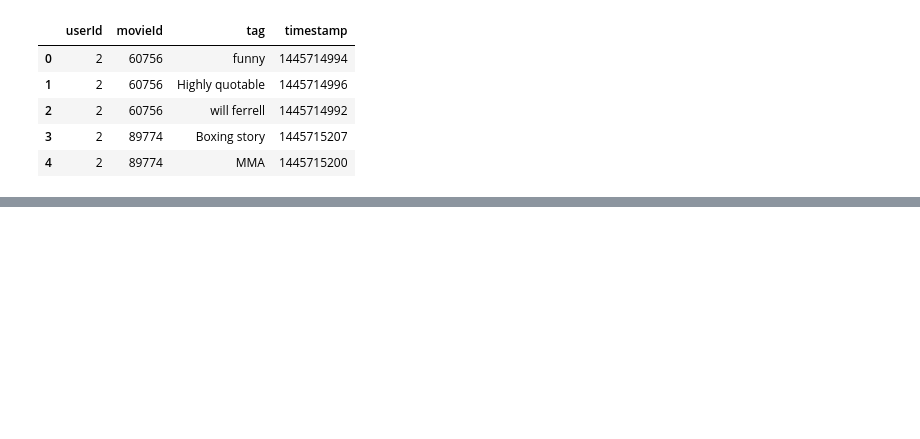
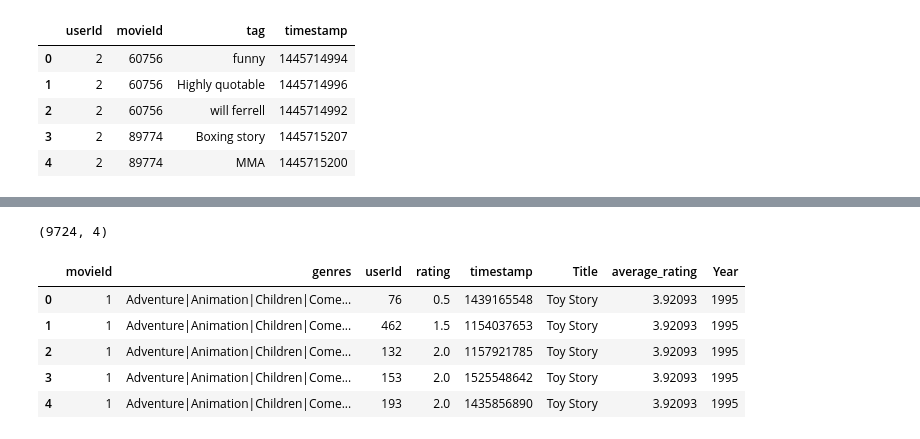
Before and after one commit to Manudeep-git/Weekend_Movie_Trip, a Jupyter notebook: Weekend Movie Trip.ipynb, the cells around one changed output, grey strips where cells are left out. Saved outputs shown, nothing was run; the diff lists cells and outputs as text; code cells hidden in the pictures; blank space fills up the shorter version.

```diff
--- a/Weekend Movie Trip.ipynb
+++ b/Weekend Movie Trip.ipynb
@@ -32,0 +203,18 @@ movies=pd.read_csv('./ml-latest-small/movies.csv')
+# %%
+average_movie_rating.shape
+# %% [output]
+(9724, 4)
+# %%
+#merging the average rating with df_movies_ratings
+#df_movies_ratings=pd.merge(df_movies_ratings,average_movie_rating,on=['movieId'])
+#df_movies_ratings.drop('title_x',axis=1,inplace=True)
+#df_movies_ratings.rename(index=str,columns={"title_y":"Title"},inplace=True)
+df
+df_movies_ratings.head()
+# %% [output]
+|  | movieId | genres | userId | rating | timestamp | Title | average_rating | Year |
+| 0 | 1 | Adventure|Animation|Children|Come... | 76 | 0.5 | 1439165548 | Toy Story | 3.92093 | 1995 |
+| 1 | 1 | Adventure|Animation|Children|Come... | 462 | 1.5 | 1154037653 | Toy Story | 3.92093 | 1995 |
+| 2 | 1 | Adventure|Animation|Children|Come... | 132 | 2.0 | 1157921785 | Toy Story | 3.92093 | 1995 |
+| 3 | 1 | Adventure|Animation|Children|Come... | 153 | 2.0 | 1525548642 | Toy Story | 3.92093 | 1995 |
+| 4 | 1 | Adventure|Animation|Children|Come... | 193 | 2.0 | 1435856890 | Toy Story | 3.92093 | 1995 |
```
Also changed, not shown: parts of 30 cells of this notebook.
